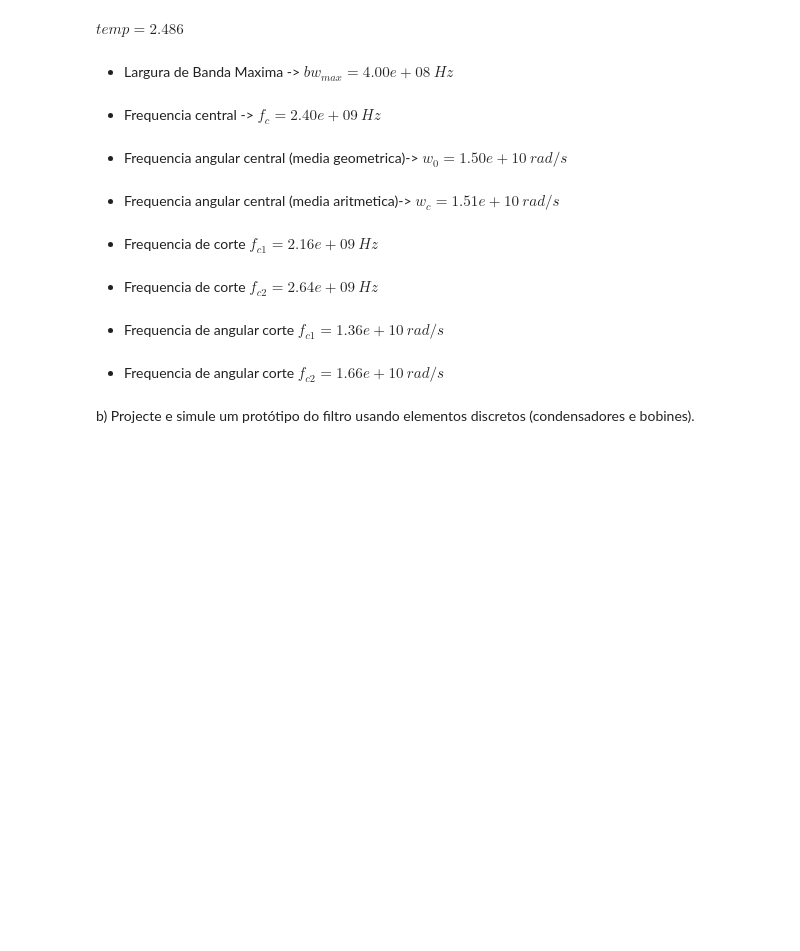
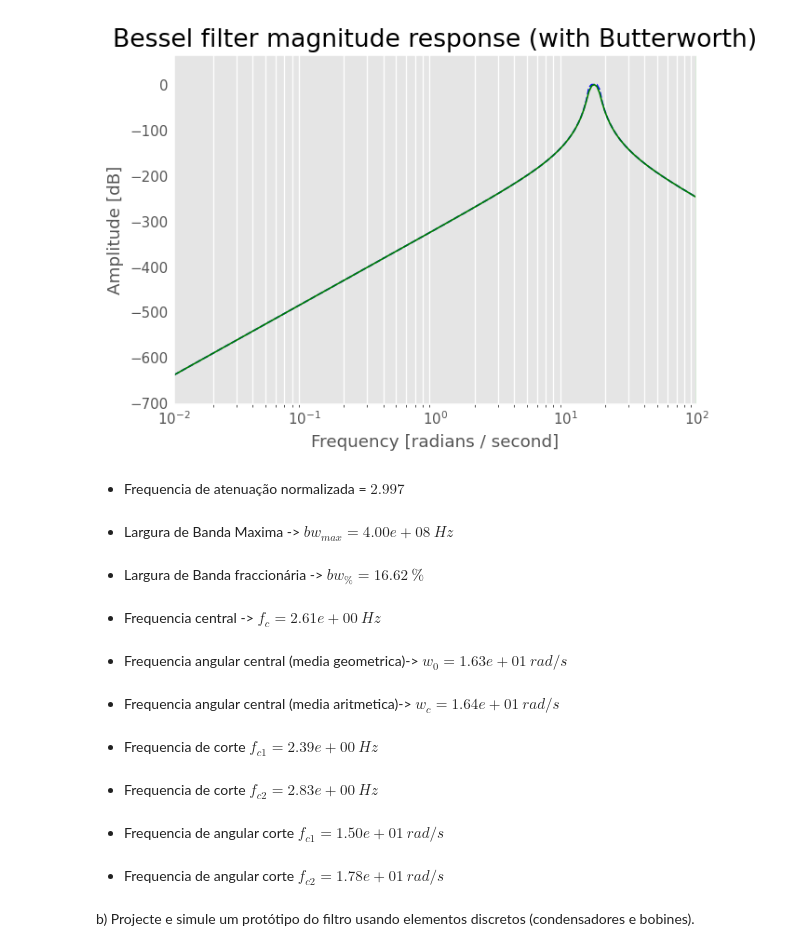
Before and after one commit to martinhofigueiredo/ERF, a Jupyter notebook: Lab5/lab5.ipynb, the cells around one changed output. Drawn from its saved outputs; the diff is of its cells as text; code cells hidden in the pictures; blank space fills up the shorter version.

```diff
--- a/Lab5/lab5.ipynb
+++ b/Lab5/lab5.ipynb
@@ -55 +158,21 @@ rf.stylely()
+# %%
+from scipy import signal
+import matplotlib.pyplot as plt
+import matplotlib.ticker
+
+b, a = signal.butter(8, (wifimin*np.pi*2,wifimax*np.pi*2), 'bandpass', analog=True)
+w, h = signal.freqs(b, a)
+plt.semilogx(w, 20 * np.log10(np.abs(h)), color='blue', ls='dashed')
+b, a = signal.bessel(8, (wifimin*np.pi*2,wifimax*np.pi*2), 'bandpass', analog=True, norm='phase')
+w, h = signal.freqs(b, a)
+plt.semilogx(w, 20 * np.log10(np.abs(h)), color='green', ls='solid')
+plt.title('Bessel filter magnitude response (with Butterworth)')
+plt.xlabel('Frequency [radians / second]')
+plt.ylabel('Amplitude [dB]')
+plt.margins(0, 0.1)
+plt.grid(which='both', axis='both')
+plt.axvline(100, color='green')  # cutoff frequency
+plt.show()
+# %% [output]
+[figure, added]
 # %%
@@ -83,7 +209,7 @@ temp = 1 / (bwpercent*((f_l/f_c)+(f_c/f_l)))
 # %%
-
-display(Markdown(f"$temp = {temp:.4}\ $"))
+display(Markdown(f"- Frequencia de atenuação normalizada = ${w_normalized:.4}\ $"))
 display(Markdown(f"- Largura de Banda Maxima -> $bw_{{max}} = {bwmax:.2e}\ Hz $"))
+display(Markdown(f"- Largura de Banda fraccionária -> $bw_{{\%}} = {bwpercent*100:.2f}\ \% $"))
 display(Markdown(f"- Frequencia central -> $f_c = {f_c:.2e}\ Hz $"))
 display(Markdown(f"- Frequencia angular central (media geometrica)-> $w_0 = {w_0:.2e}\ rad/s$"))
 display(Markdown(f"- Frequencia angular central (media aritmetica)-> $w_c = {w_c:.2e}\ rad/s$"))
@@ -92,15 +218,16 @@ display(Markdown(f"- Frequencia de corte $f_{{c2}} = {f_r:.2e}\ Hz $"))
 display(Markdown(f"- Frequencia de angular corte $f_{{c1}} = {w_l:.2e}\ rad/s$"))
 display(Markdown(f"- Frequencia de angular corte $f_{{c2}} = {w_r:.2e}\ rad/s$"))
 # %% [output]
-$temp = 2.486\ $
+- Frequencia de atenuação normalizada = $2.997\ $
 - Largura de Banda Maxima -> $bw_{max} = 4.00e+08\ Hz $
-- Frequencia central -> $f_c = 2.40e+09\ Hz $
+- Largura de Banda fraccionária -> $bw_{\%} = 16.62\ \% $
-- Frequencia angular central (media geometrica)-> $w_0 = 1.50e+10\ rad/s$
+- Frequencia central -> $f_c = 2.61e+00\ Hz $
-- Frequencia angular central (media aritmetica)-> $w_c = 1.51e+10\ rad/s$
+- Frequencia angular central (media geometrica)-> $w_0 = 1.63e+01\ rad/s$
-- Frequencia de corte $f_{c1} = 2.16e+09\ Hz $
+- Frequencia angular central (media aritmetica)-> $w_c = 1.64e+01\ rad/s$
-- Frequencia de corte $f_{c2} = 2.64e+09\ Hz $
+- Frequencia de corte $f_{c1} = 2.39e+00\ Hz $
-- Frequencia de angular corte $f_{c1} = 1.36e+10\ rad/s$
+- Frequencia de corte $f_{c2} = 2.83e+00\ Hz $
-- Frequencia de angular corte $f_{c2} = 1.66e+10\ rad/s$
+- Frequencia de angular corte $f_{c1} = 1.50e+01\ rad/s$
+- Frequencia de angular corte $f_{c2} = 1.78e+01\ rad/s$
 # %% [markdown]
 b) Projecte e simule um protótipo do filtro usando elementos discretos
 (condensadores e bobines).
```
Also changed, not shown: parts of 12 cells of this notebook, 9 other files.
